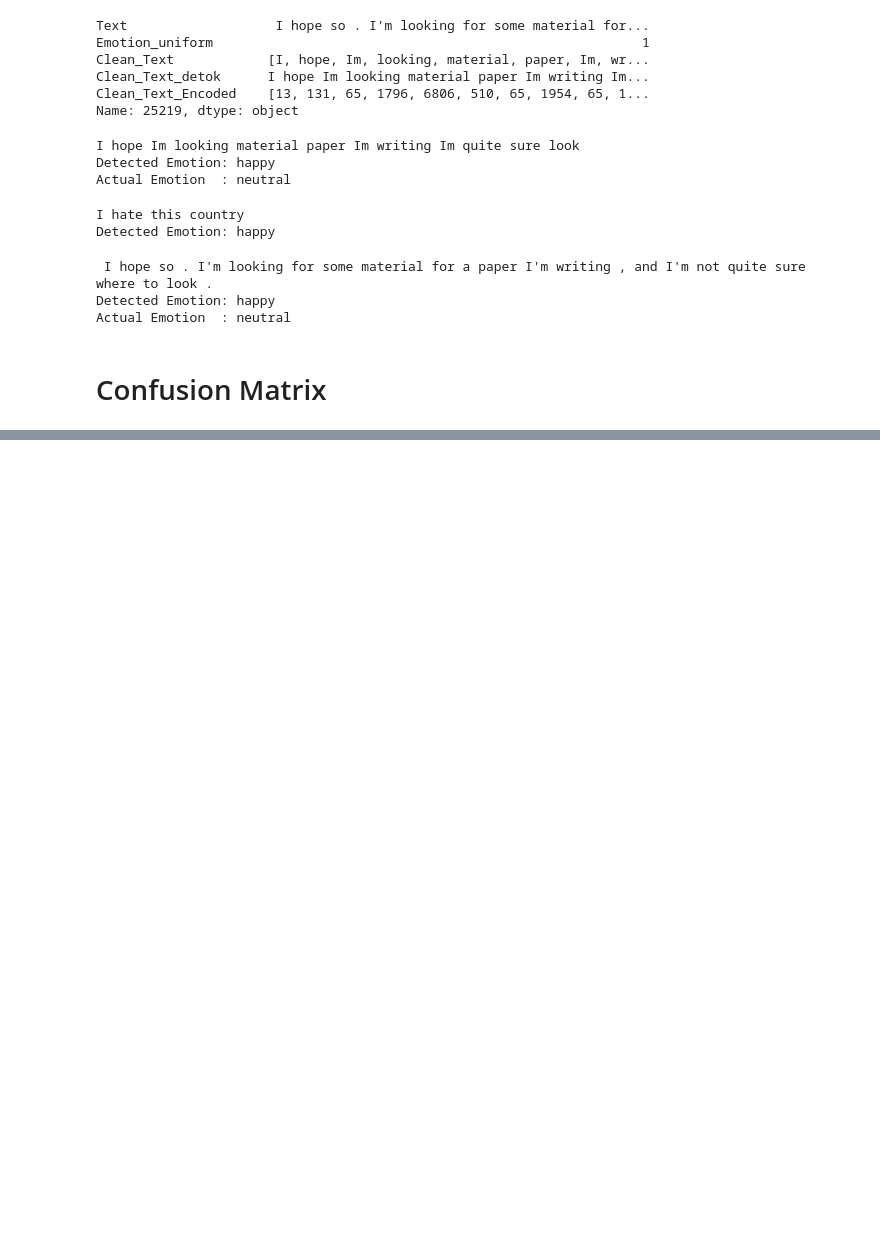
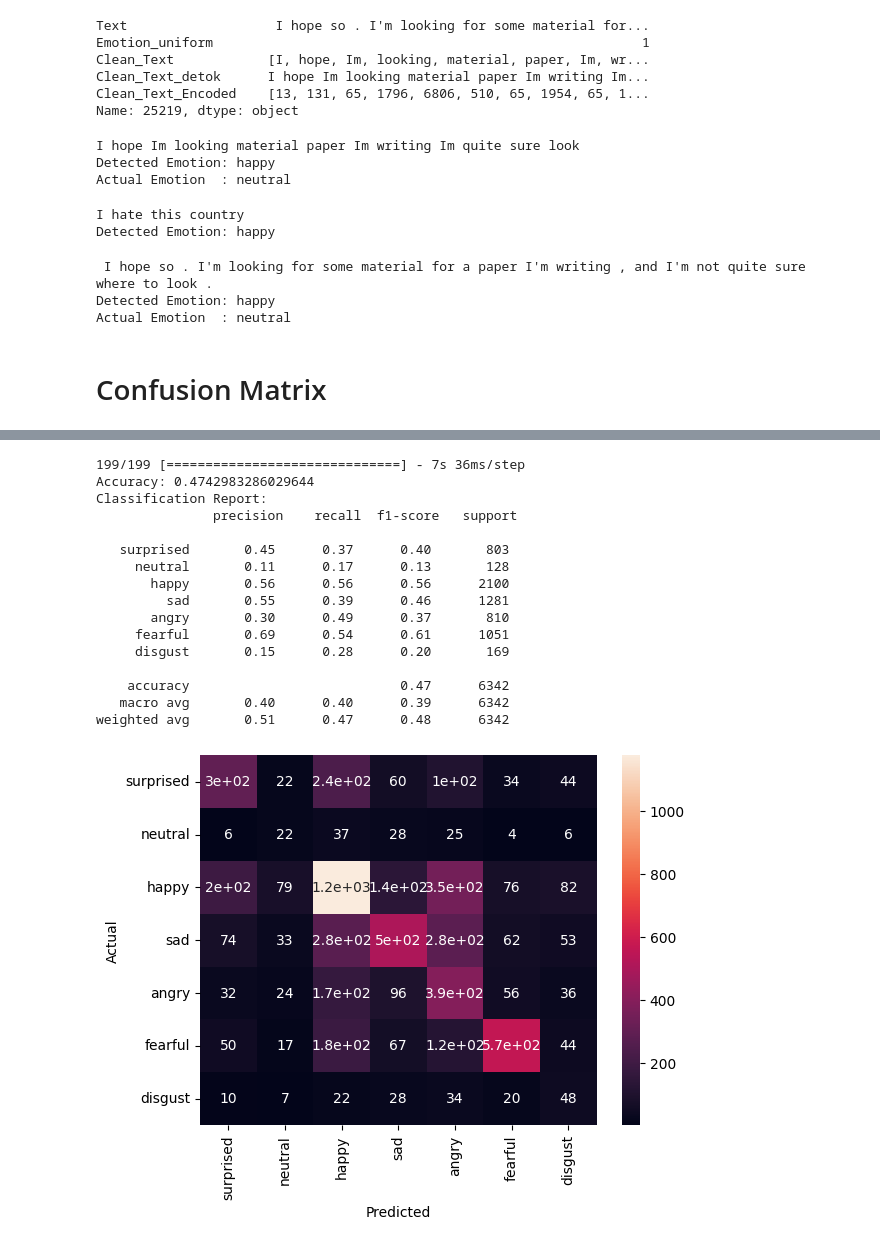
Before and after one commit to Mingtaros/Emotion_Classifier_from_Speech_Text, a Jupyter notebook: Emotion Text Classifier.ipynb, the cells around one changed output, grey strips where cells are left out. Saved outputs shown, nothing was run; the diff lists cells and outputs as text; code cells hidden in the pictures; blank space fills up the shorter version.

```diff
--- a/Emotion Text Classifier.ipynb
+++ b/Emotion Text Classifier.ipynb
@@ -771,0 +850,3 @@ models/torch_text_cnn_model_2024.06.14.17.16.24.pth
+# %%
+y_transformer_val = y_val.to_numpy()
+y_transformer_val.shape
@@ -771,0 +855,3 @@ models/torch_text_cnn_model_2024.06.14.17.16.24.pth
+# %%
+y_transformer_val_onehot = onehot.transform(y_transformer_val.reshape(-1, 1)).toarray()
+y_transformer_val_onehot.shape
@@ -868 +1053,7 @@ def conf_matrix(model, val_loader):
+# %%
+def tensorflow_report(model, X_val, y_val):
+    pred = model.predict(X_val)
+    pred = tf.argmax(pred, axis=1)
+
+    full_report(y_val, pred)
 # %%
@@ -882,0 +1116,20 @@ Accuracy: 0.5767896562598549
+# %%
+tensorflow_report(transformer_model, X_transformer_val, y_transformer_val)
+# %% [output]
+199/199 [==============================] - 7s 36ms/step
+Accuracy: 0.4742983286029644
+Classification Report:
+               precision    recall  f1-score   support
+
+   surprised       0.45      0.37      0.40       803
+     neutral       0.11      0.17      0.13       128
+       happy       0.56      0.56      0.56      2100
+         sad       0.55      0.39      0.46      1281
+       angry       0.30      0.49      0.37       810
+     fearful       0.69      0.54      0.61      1051
+     disgust       0.15      0.28      0.20       169
+
+    accuracy                           0.47      6342
+   macro avg       0.40      0.40      0.39      6342
+weighted avg       0.51      0.47      0.48      6342
+[figure, added]
```
Also changed, not shown: parts of 40 cells of this notebook.
